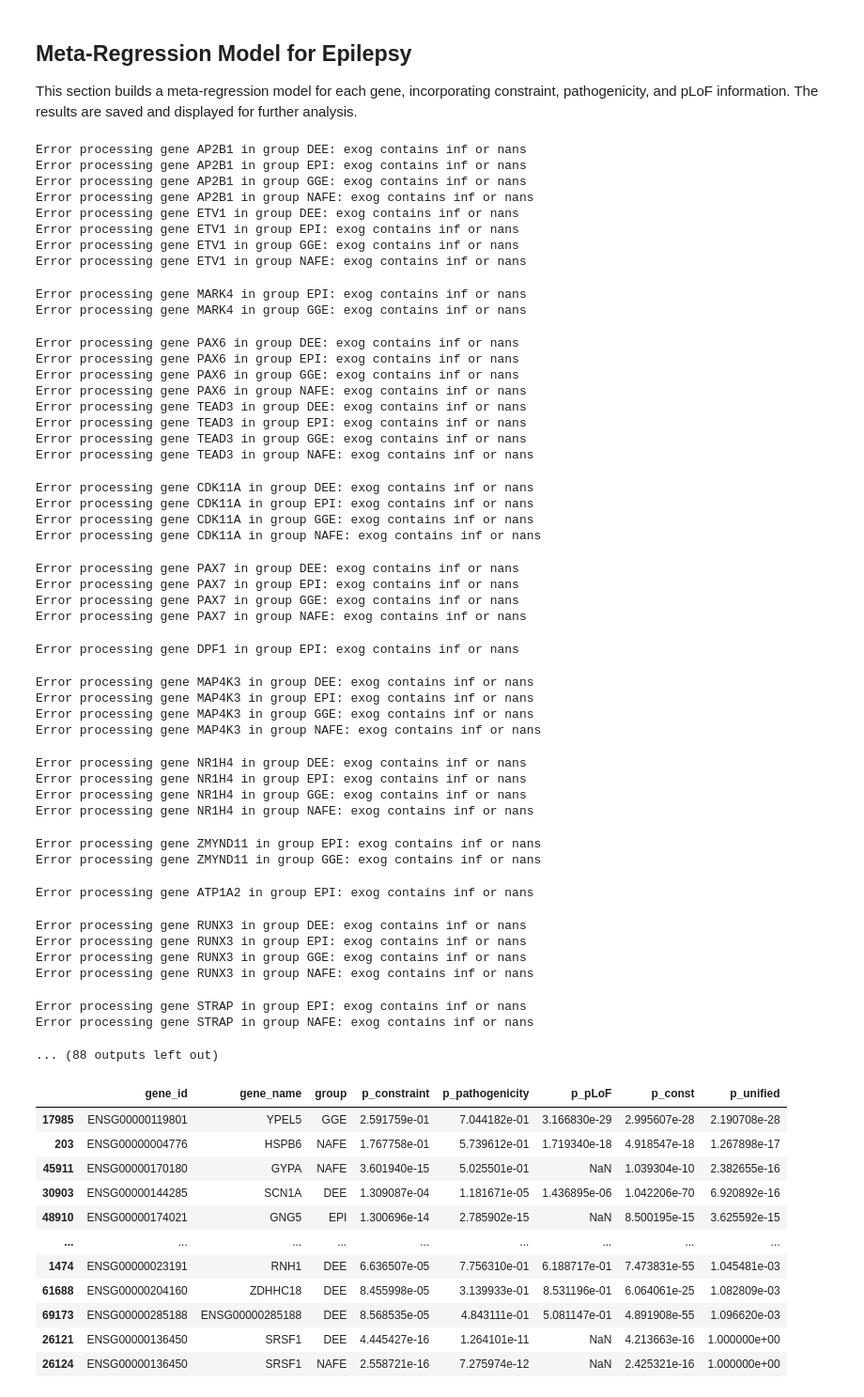
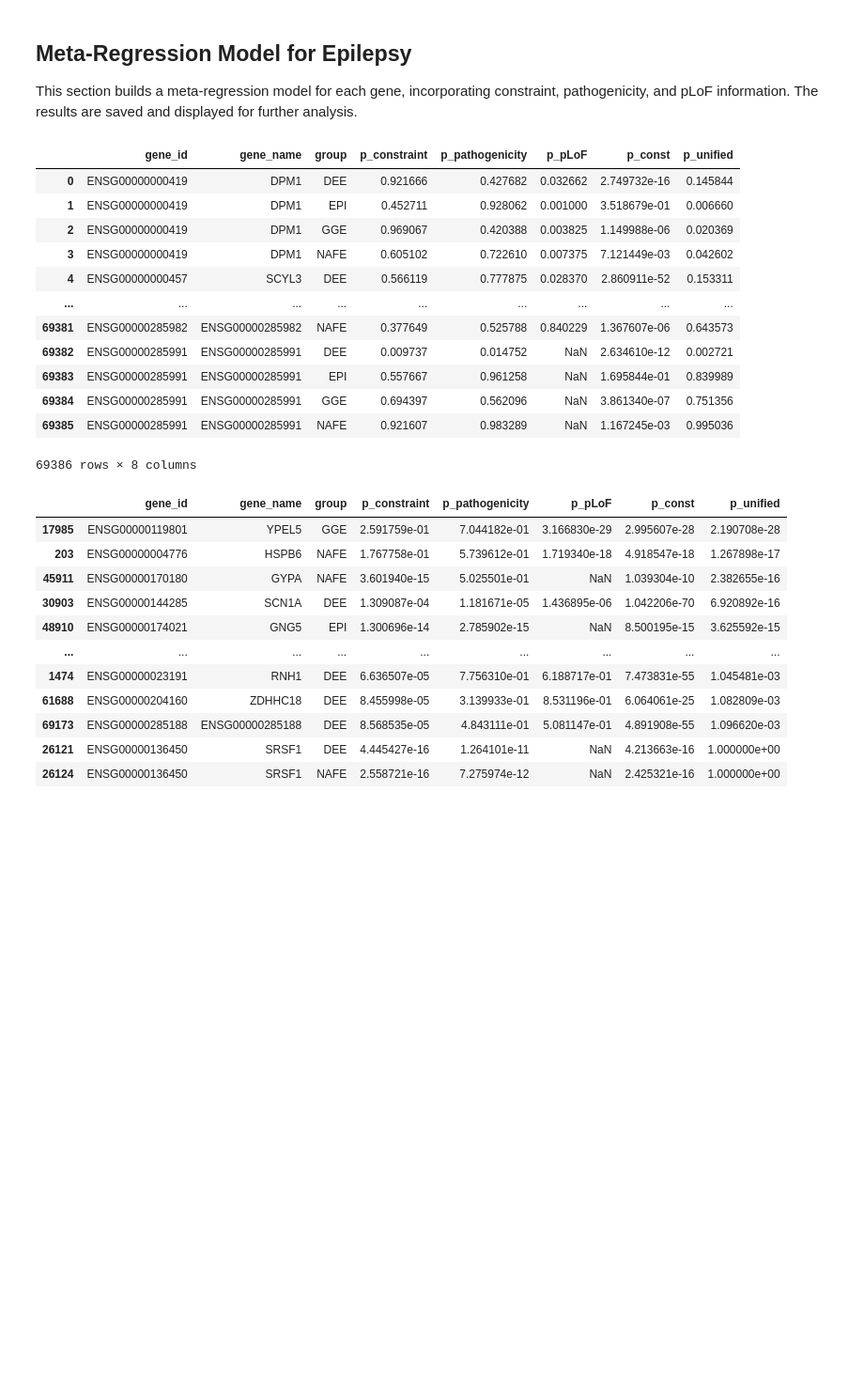
Before and after one commit to healthcare-medicine-ai/wgs-constraint-llm, a Jupyter notebook: Epilepsy Analysis.ipynb, the cells around one changed output. Shown at 94% size. Saved outputs shown, nothing was run; the diff lists cells and outputs as text; code cells hidden in the pictures; blank space fills up the shorter version.

Commit message:
Adding published results

```diff
--- a/Epilepsy Analysis.ipynb
+++ b/Epilepsy Analysis.ipynb
@@ -374,80 +374,48 @@ for gene_key, gene_data in tqdm(grouped_gene_data, desc="Processing genes", unit
     weights = 1 / gene_data['var_effect_size']
 
     try:
         # Fit a weighted least squares (WLS) regression model
         model = sm.WLS(y, X, weights=weights, missing='drop').fit()
 
         # Append relevant results to the meta_model_results list
         meta_model_results.append({
             'gene_id': gene_id,
             'gene_name': gene_name,
             'group': group,
             'p_constraint': model.pvalues['log_constraint'],
             'p_pathogenicity': model.pvalues['log_pathogenicity'],
             'p_pLoF': model.pvalues['pLoF_ind'],
             'p_const': model.pvalues['const'],
             'p_unified': model.f_pvalue
         })
 
     except Exception as e:
         # Handle any errors that arise during model fitting
-        print(f"Error processing gene {gene_name} in group {group}: {e}")
+#         print(f"Error processing gene {gene_name} in group {group}: {e}")
         pass
 
 # Convert the list of results to a DataFrame for further analysis
 unified_model_df = pd.DataFrame(meta_model_results)
 
 # Save the DataFrame containing p-values from the meta-regression models to a compressed CSV file
-unified_model_df.to_csv(results_path + "epilepsy_unified_model_pvalues.tsv.gz", index=False, compression='gzip', sep='\t')
+unified_model_df.to_csv(results_path + "epilepsy_unified_model_pvalues.tsv", index=False, compression='gzip', sep='\t')
 
 # Display the contents of the DataFrame
 unified_model_df
 # %% [output]
+|  | gene_id | gene_name | group | p_constraint | p_pathogenicity | p_pLoF | p_const | p_unified |
+| 0 | ENSG00000000419 | DPM1 | DEE | 0.921666 | 0.427682 | 0.032662 | 2.749732e-16 | 0.145844 |
+| 1 | ENSG00000000419 | DPM1 | EPI | 0.452711 | 0.928062 | 0.001000 | 3.518679e-01 | 0.006660 |
+| 2 | ENSG00000000419 | DPM1 | GGE | 0.969067 | 0.420388 | 0.003825 | 1.149988e-06 | 0.020369 |
+| 3 | ENSG00000000419 | DPM1 | NAFE | 0.605102 | 0.722610 | 0.007375 | 7.121449e-03 | 0.042602 |
+| 4 | ENSG00000000457 | SCYL3 | DEE | 0.566119 | 0.777875 | 0.028370 | 2.860911e-52 | 0.153311 |
+| ... | ... | ... | ... | ... | ... | ... | ... | ... |
+| 69381 | ENSG00000285982 | ENSG00000285982 | NAFE | 0.377649 | 0.525788 | 0.840229 | 1.367607e-06 | 0.643573 |
+| 69382 | ENSG00000285991 | ENSG00000285991 | DEE | 0.009737 | 0.014752 | NaN | 2.634610e-12 | 0.002721 |
+| 69383 | ENSG00000285991 | ENSG00000285991 | EPI | 0.557667 | 0.961258 | NaN | 1.695844e-01 | 0.839989 |
+| 69384 | ENSG00000285991 | ENSG00000285991 | GGE | 0.694397 | 0.562096 | NaN | 3.861340e-07 | 0.751356 |
+| 69385 | ENSG00000285991 | ENSG00000285991 | NAFE | 0.921607 | 0.983289 | NaN | 1.167245e-03 | 0.995036 |
-Error processing gene AP2B1 in group DEE: exog contains inf or nans
-Error processing gene AP2B1 in group EPI: exog contains inf or nans
-Error processing gene AP2B1 in group GGE: exog contains inf or nans
-Error processing gene AP2B1 in group NAFE: exog contains inf or nans
-Error processing gene ETV1 in group DEE: exog contains inf or nans
-Error processing gene ETV1 in group EPI: exog contains inf or nans
-Error processing gene ETV1 in group GGE: exog contains inf or nans
-Error processing gene ETV1 in group NAFE: exog contains inf or nans
+69386 rows × 8 columns
-Error processing gene MARK4 in group EPI: exog contains inf or nans
-Error processing gene MARK4 in group GGE: exog contains inf or nans
-Error processing gene PAX6 in group DEE: exog contains inf or nans
-Error processing gene PAX6 in group EPI: exog contains inf or nans
-Error processing gene PAX6 in group GGE: exog contains inf or nans
-Error processing gene PAX6 in group NAFE: exog contains inf or nans
-Error processing gene TEAD3 in group DEE: exog contains inf or nans
-Error processing gene TEAD3 in group EPI: exog contains inf or nans
-Error processing gene TEAD3 in group GGE: exog contains inf or nans
-Error processing gene TEAD3 in group NAFE: exog contains inf or nans
-Error processing gene CDK11A in group DEE: exog contains inf or nans
-Error processing gene CDK11A in group EPI: exog contains inf or nans
-Error processing gene CDK11A in group GGE: exog contains inf or nans
-Error processing gene CDK11A in group NAFE: exog contains inf or nans
-Error processing gene PAX7 in group DEE: exog contains inf or nans
-Error processing gene PAX7 in group EPI: exog contains inf or nans
-Error processing gene PAX7 in group GGE: exog contains inf or nans
-Error processing gene PAX7 in group NAFE: exog contains inf or nans
-Error processing gene DPF1 in group EPI: exog contains inf or nans
-Error processing gene MAP4K3 in group DEE: exog contains inf or nans
-Error processing gene MAP4K3 in group EPI: exog contains inf or nans
-Error processing gene MAP4K3 in group GGE: exog contains inf or nans
-Error processing gene MAP4K3 in group NAFE: exog contains inf or nans
-Error processing gene NR1H4 in group DEE: exog contains inf or nans
-Error processing gene NR1H4 in group EPI: exog contains inf or nans
-Error processing gene NR1H4 in group GGE: exog contains inf or nans
-Error processing gene NR1H4 in group NAFE: exog contains inf or nans
-Error processing gene ZMYND11 in group EPI: exog contains inf or nans
-Error processing gene ZMYND11 in group GGE: exog contains inf or nans
-Error processing gene ATP1A2 in group EPI: exog contains inf or nans
-Error processing gene RUNX3 in group DEE: exog contains inf or nans
-Error processing gene RUNX3 in group EPI: exog contains inf or nans
-Error processing gene RUNX3 in group GGE: exog contains inf or nans
-Error processing gene RUNX3 in group NAFE: exog contains inf or nans
-Error processing gene STRAP in group EPI: exog contains inf or nans
-Error processing gene STRAP in group NAFE: exog contains inf or nans
-... (88 outputs left out)
 # %%
 # Read the saved model results
 unified_model_df = pd.read_csv(results_path + "epilepsy_unified_model_pvalues.tsv.gz", sep='\t')
```
Also changed, not shown: 7 other files.
